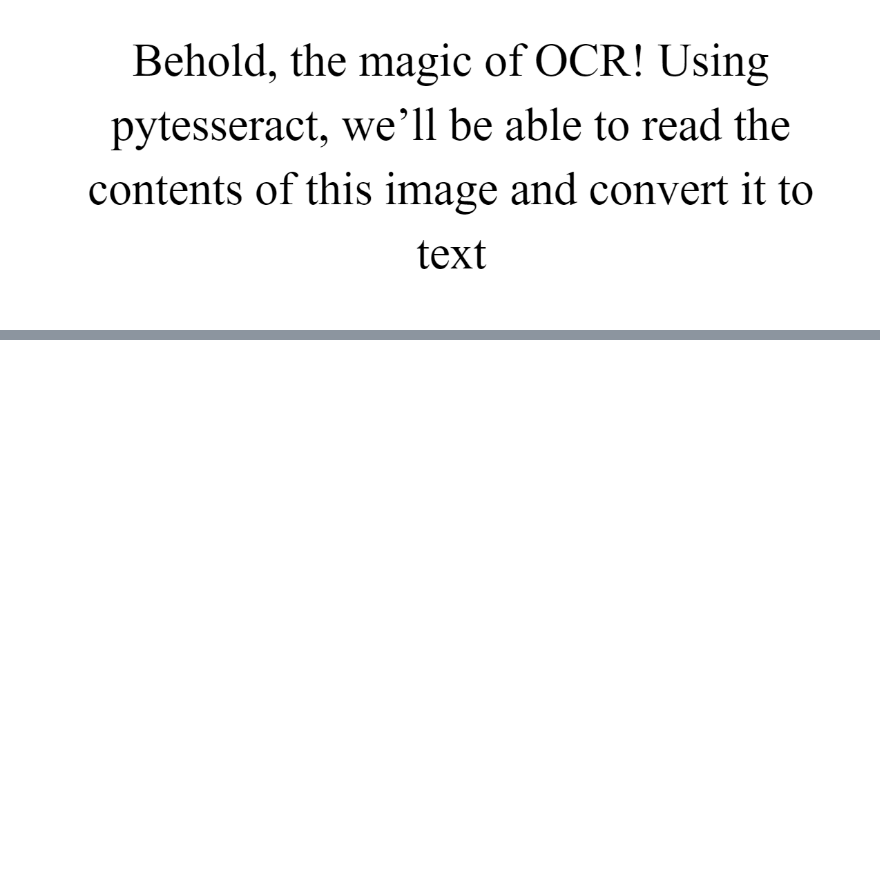
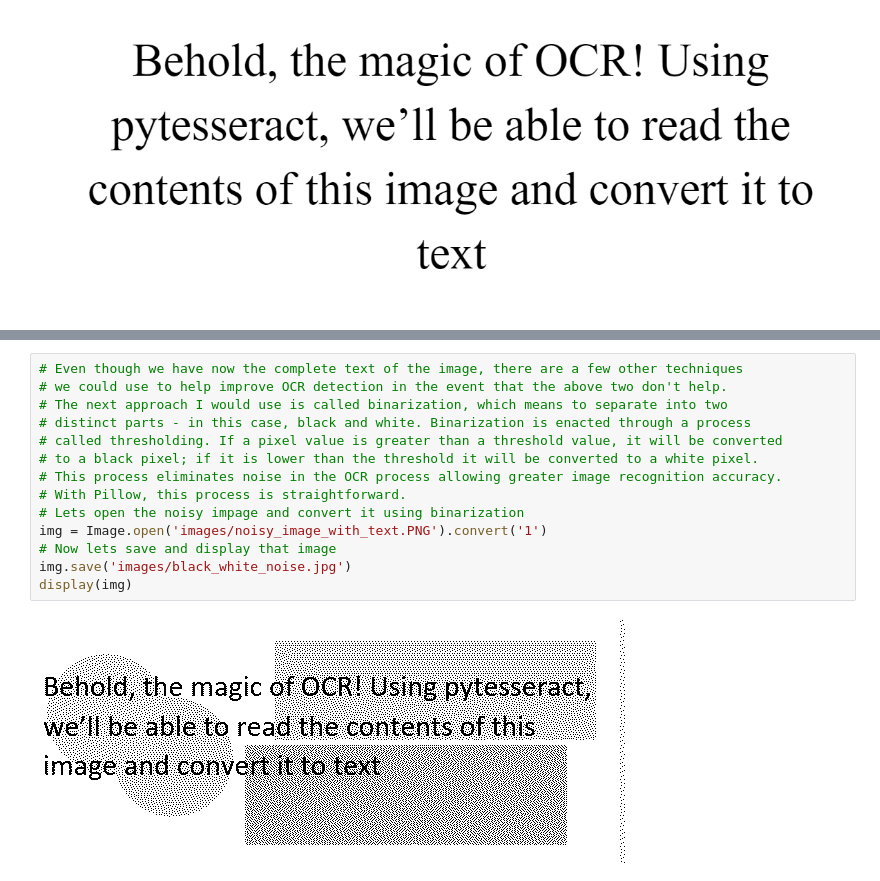
Before and after one commit to nikohunt/michigan-vision-project, a Jupyter notebook: tesseract_tutorial.ipynb, the cells around one changed output, grey strips where cells are left out. Cells and saved outputs as stored; diff of their text form; blank space fills up the shorter version.

```diff
--- a/tesseract_tutorial.ipynb
+++ b/tesseract_tutorial.ipynb
@@ -19,0 +260,16 @@ ModuleNotFoundError: No module named 'pytesseract'
+# %%
+# Even though we have now the complete text of the image, there are a few other techniques
+# we could use to help improve OCR detection in the event that the above two don't help.
+# The next approach I would use is called binarization, which means to separate into two
+# distinct parts - in this case, black and white. Binarization is enacted through a process
+# called thresholding. If a pixel value is greater than a threshold value, it will be converted
+# to a black pixel; if it is lower than the threshold it will be converted to a white pixel.
+# This process eliminates noise in the OCR process allowing greater image recognition accuracy.
+# With Pillow, this process is straightforward.
+# Lets open the noisy impage and convert it using binarization
+img = Image.open('images/noisy_image_with_text.PNG').convert('1')
+# Now lets save and display that image
+img.save('images/black_white_noise.jpg')
+display(img)
+# %% [output]
+[figure, added]
```
Also changed, not shown: parts of 30 cells of this notebook.
